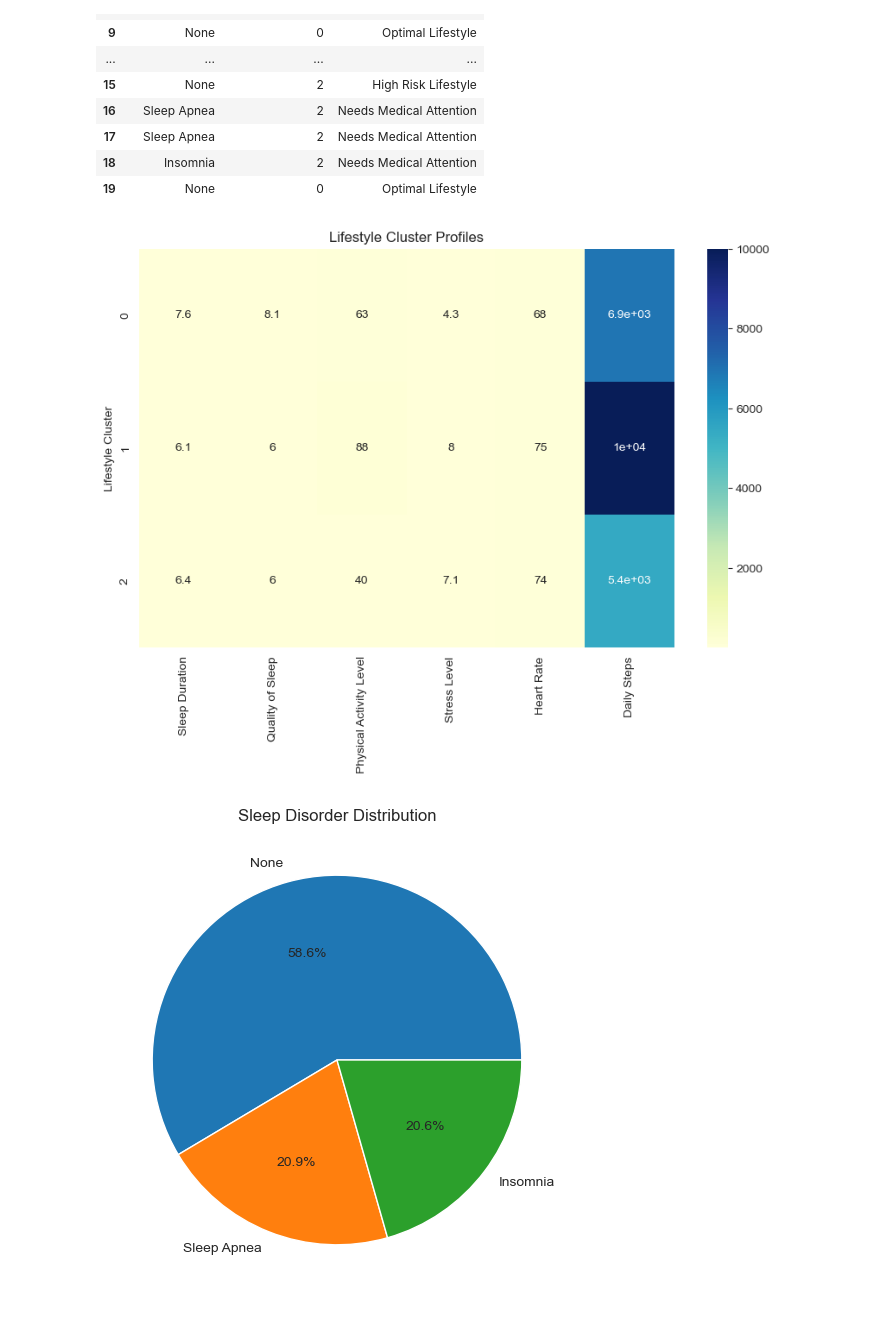
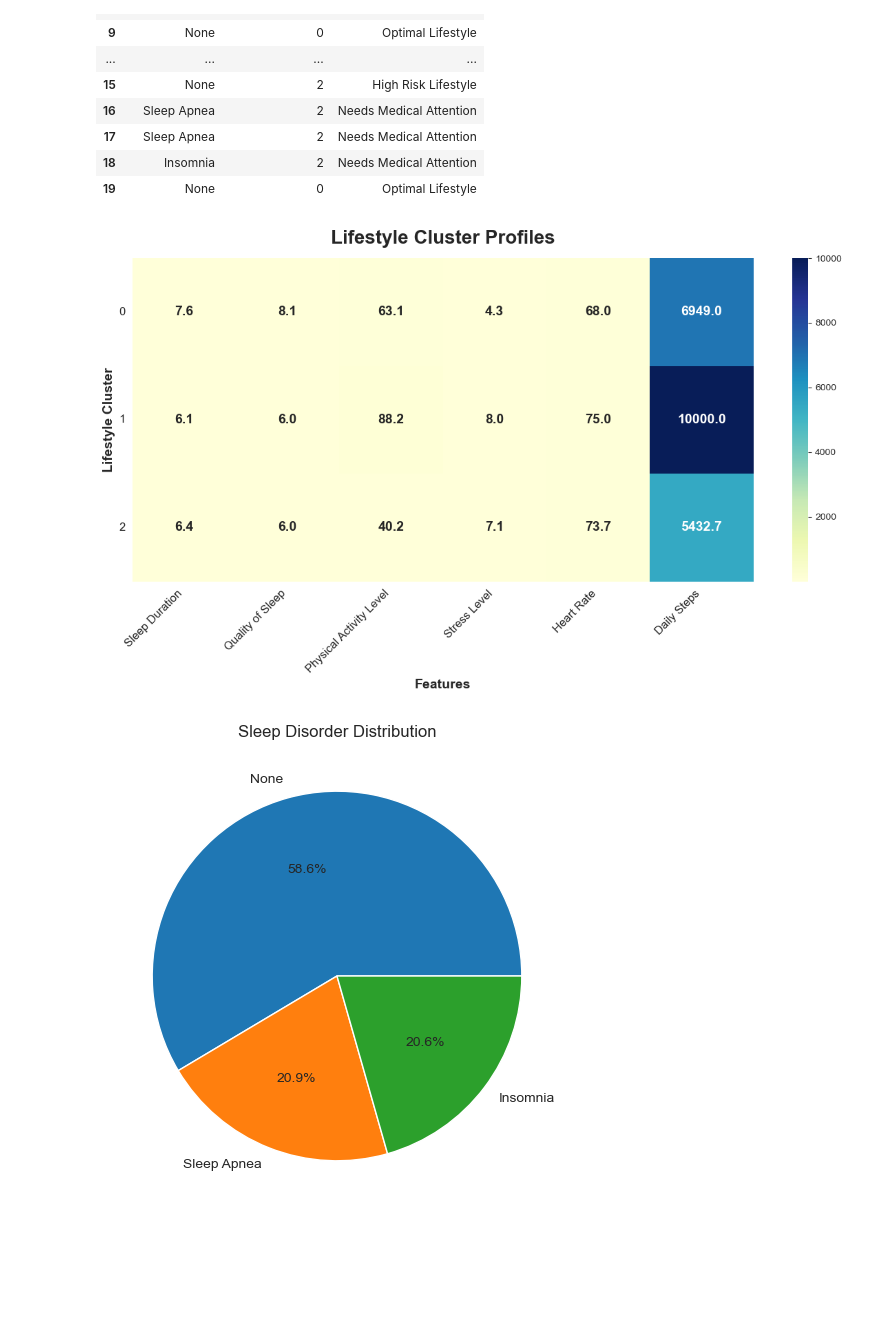
Before and after one commit to aryandhiman01/Lifestyle_Dynamics_Framework, a Jupyter notebook: task.ipynb, the cells around one changed output. Cells and saved outputs as stored; diff of their text form; code cells hidden in the pictures; blank space fills up the shorter version.

```diff
--- a/task.ipynb
+++ b/task.ipynb
@@ -996,20 +1104,54 @@ df[[
 # %%
 import seaborn as sns
 import matplotlib.pyplot as plt
 
-plt.figure(figsize=(10,6))
+plt.figure(figsize=(12,7))
 
 sns.heatmap(
     cluster_summary,
     annot=True,
-    cmap="YlGnBu"
+    fmt=".1f",
+    cmap="YlGnBu",
+    annot_kws={
+        "size":14,
+        "weight":"bold"
+    }
 )
 
-plt.title("Lifestyle Cluster Profiles")
+plt.title(
+    "Lifestyle Cluster Profiles",
+    fontsize=20,
+    fontweight="bold",
+    pad=15
+)
 
+plt.xlabel(
+    "Features",
+    fontsize=14,
+    fontweight="bold"
+)
+
+plt.ylabel(
+    "Lifestyle Cluster",
+    fontsize=14,
+    fontweight="bold"
+)
+
+plt.xticks(
+    fontsize=12,
+    rotation=45,
+    ha="right"
+)
+
+plt.yticks(
+    fontsize=12,
+    rotation=0
+)
+
+plt.tight_layout()
 plt.show()
 # %% [output]
-[figure, old version]
+[figure, new version]
 # %%
 # Here, I did not manually define healthy or unhealthy people.
 # Using K-Means Clustering, the model automatically discovered three distinct lifestyle patterns hidden within the population.
```
Also changed, not shown: parts of 9 cells of this notebook, 3 other files.
